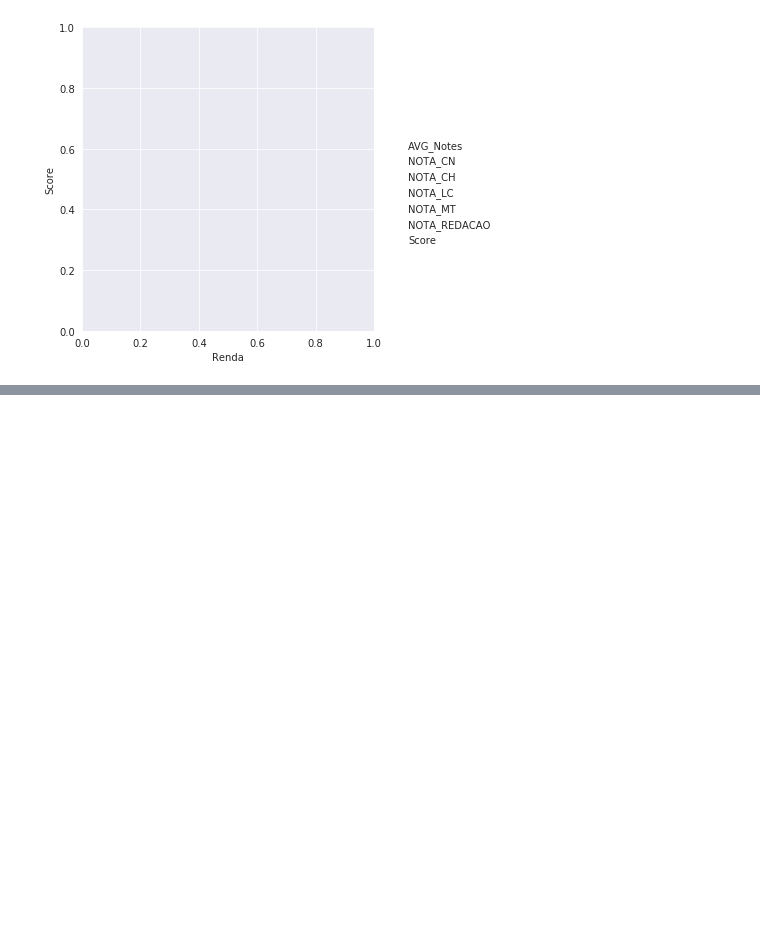
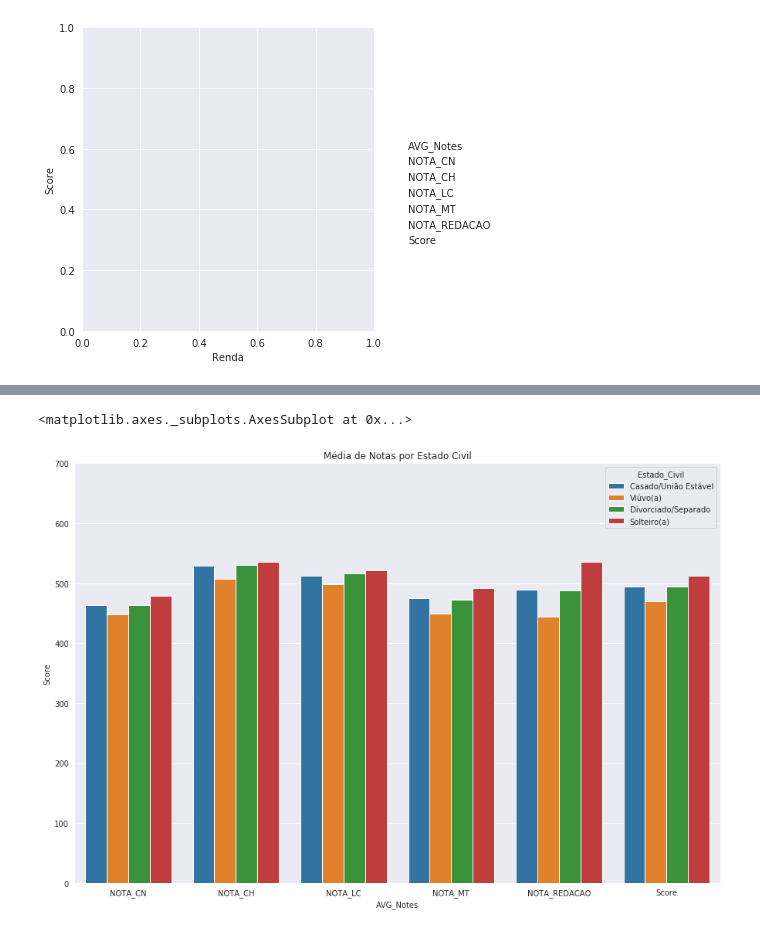
Before and after one commit to aksmiyazaki/ebd13-gerencia_bigdata, a Jupyter notebook: TF/Data_Analysis.ipynb, the cells around one changed output, grey strips where cells are left out. Drawn from its saved outputs; the diff is of its cells as text; code cells hidden in the pictures; blank space fills up the shorter version.

```diff
--- a/TF/Data_Analysis.ipynb
+++ b/TF/Data_Analysis.ipynb
@@ -76,0 +102,30 @@ sns.factorplot(ax=ax, x='Renda', y='Score', hue='AVG_Notes', data=temp_df)
+# %%
+df2 = spark.sql("""Select TP_ESTADO_CIVIL as Estado_Civil, mean(NU_NOTA_CN) as NOTA_CN,
+            mean(NU_NOTA_CH) as NOTA_CH, mean(NU_NOTA_LC) as NOTA_LC,
+            mean(NU_NOTA_MT) as NOTA_MT, mean(NU_NOTA_REDACAO) as NOTA_REDACAO,
+            ((mean(NU_NOTA_CN) + mean(NU_NOTA_CH) + mean(NU_NOTA_LC) + mean(NU_NOTA_MT)
+            + mean(NU_NOTA_REDACAO)) / 5) as Score
+            from table_enem2016 group by TP_ESTADO_CIVIL""")
+pdf = df2.toPandas()
+# %%
+def parse_estado_civil(num):
+    if num == 0:
+        return 'Solteiro(a)'
+    elif num == 1:
+        return 'Casado/União Estável'
+    elif num == 2:
+        return 'Divorciado/Separado'
+    elif num == 3:
+        return 'Viúvo(a)'
+# %%
+pdf.dropna(inplace=True)
+pdf['Estado_Civil'] = pdf['Estado_Civil'].apply(parse_estado_civil)
+# %%
+fig, ax = plt.subplots(figsize=(15, 10))
+plt.title('Média de Notas por Estado Civil')
+plt.ylim(0, 700)
+temp_df = pdf.melt('Estado_Civil', var_name = 'AVG_Notes', value_name='Score')
+sns.barplot(ax=ax, x='AVG_Notes', y='Score', hue='Estado_Civil', data=temp_df)
+# %% [output]
+<matplotlib.axes._subplots.AxesSubplot at 0x...>
+[figure, added]
```
Also changed, not shown: parts of 3 cells of this notebook, 3 other files.
